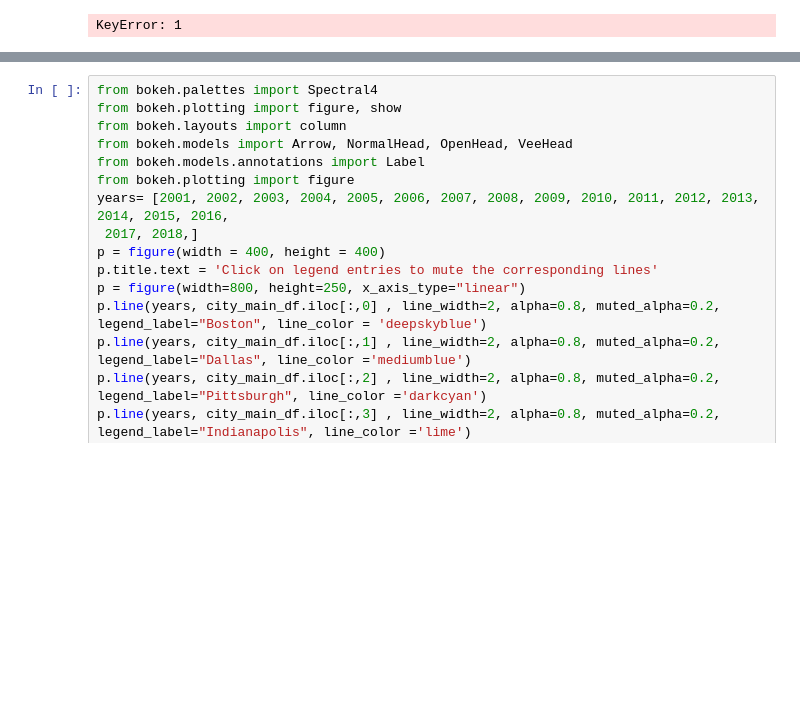
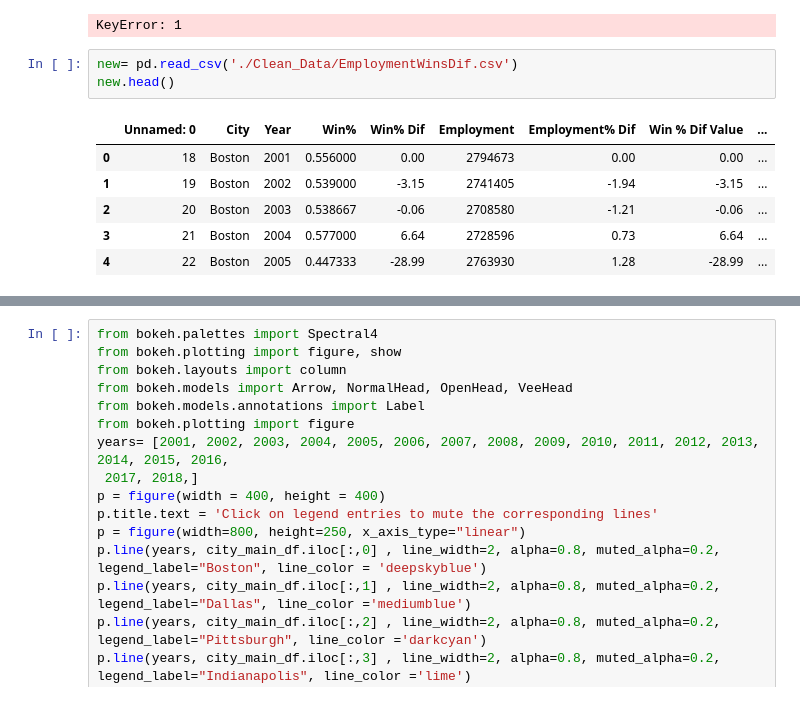
Before and after one commit to MattySplatties/Project_3, a Jupyter notebook: project_3_VIZ.ipynb, the cells around one changed output, grey strips where cells are left out. Saved outputs shown, nothing was run; the diff lists cells and outputs as text; blank space fills up the shorter version.

```diff
--- a/project_3_VIZ.ipynb
+++ b/project_3_VIZ.ipynb
@@ -463,3 +463,13 @@ years
 city_main_df[1][1]
 # %% [output]
 KeyError: 1
+# %%
+new= pd.read_csv('./Clean_Data/EmploymentWinsDif.csv')
+new.head()
+# %% [output]
+|  | Unnamed: 0 | City | Year | Win% | Win% Dif | Employment | Employment% Dif | Win % Dif Value | ... |
+| 0 | 18 | Boston | 2001 | 0.556000 | 0.00 | 2794673 | 0.00 | 0.00 | ... |
+| 1 | 19 | Boston | 2002 | 0.539000 | -3.15 | 2741405 | -1.94 | -3.15 | ... |
+| 2 | 20 | Boston | 2003 | 0.538667 | -0.06 | 2708580 | -1.21 | -0.06 | ... |
+| 3 | 21 | Boston | 2004 | 0.577000 | 6.64 | 2728596 | 0.73 | 6.64 | ... |
+| 4 | 22 | Boston | 2005 | 0.447333 | -28.99 | 2763930 | 1.28 | -28.99 | ... |
```
Also changed, not shown: parts of 2 cells of this notebook.
